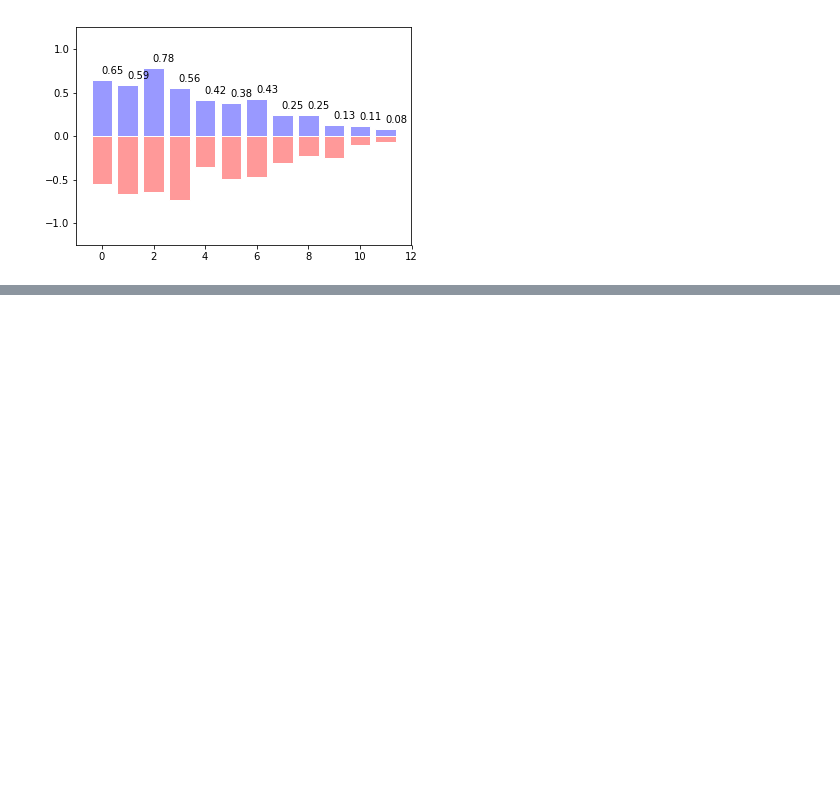
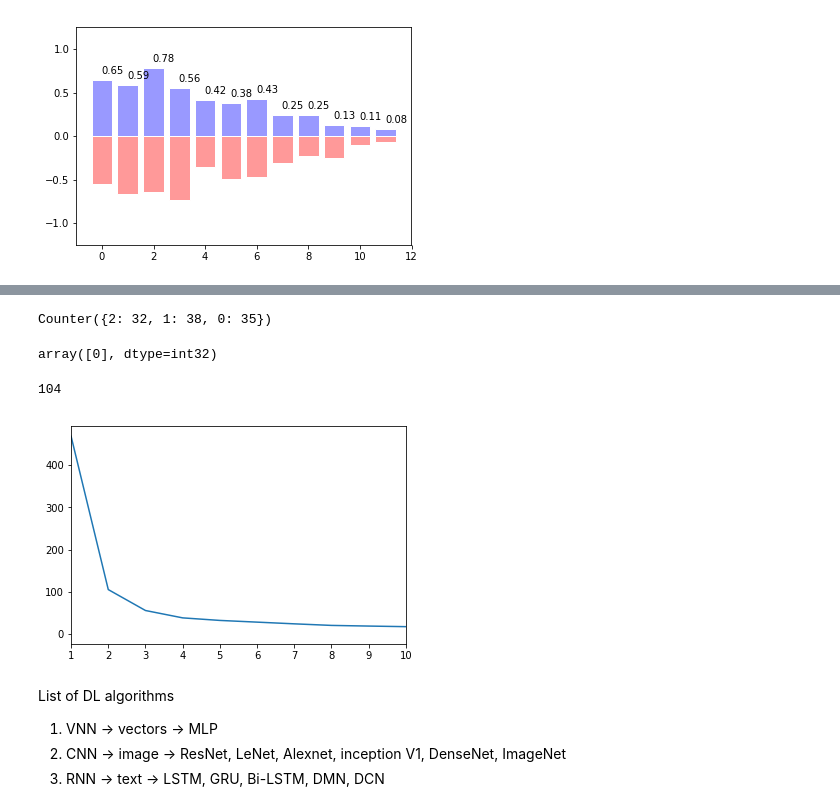
Before and after one commit to sharmasaravanan/Machine_learning, a Jupyter notebook: MSME-ML_deployment-2021.ipynb, the cells around one changed output, grey strips where cells are left out. Cells and saved outputs as stored; diff of their text form; code cells hidden in the pictures; blank space fills up the shorter version.

```diff
--- a/MSME-ML_deployment-2021.ipynb
+++ b/MSME-ML_deployment-2021.ipynb
@@ -1316,0 +1674,4 @@ if __name__ == '__main__':
+# %%
+x = dataset.loc[:,"petal_length":"sepal_width"]
+# %%
+model.fit(x)
@@ -1316,0 +1698,2 @@ if __name__ == '__main__':
+# %%
+dataset['Result'] = model.labels_
@@ -1316,0 +1718,26 @@ if __name__ == '__main__':
+# %%
+Counter(model.labels_)
+# %% [output]
+Counter({2: 32, 1: 38, 0: 35})
+# %%
+model.predict([[2.3,4.5,3.7,5.2]])
+# %% [output]
+array([0], dtype=int32)
+# %%
+inertia = []
+k = []
+for i in range(1, len(dataset)):
+    kmeans = KMeans(n_clusters=i)
+    kmeans.fit(x)
+    inertia.append(kmeans.inertia_)
+    k.append(i)
+# %%
+len(inertia)
+# %% [output]
+104
+# %%
+plt.plot(k,inertia)
+plt.xlim([1,10])
+plt.show()
+# %% [output]
+[figure, added]
@@ -1316,0 +1749,6 @@ if __name__ == '__main__':
+# %% [markdown]
+List of DL algorithms
+
+1. VNN -> vectors -> MLP
+2. CNN -> image -> ResNet, LeNet, Alexnet, inception V1, DenseNet, ImageNet
+3. RNN -> text -> LSTM, GRU, Bi-LSTM, DMN, DCN
```
Also changed, not shown: parts of 160 cells of this notebook, 19 other files.
